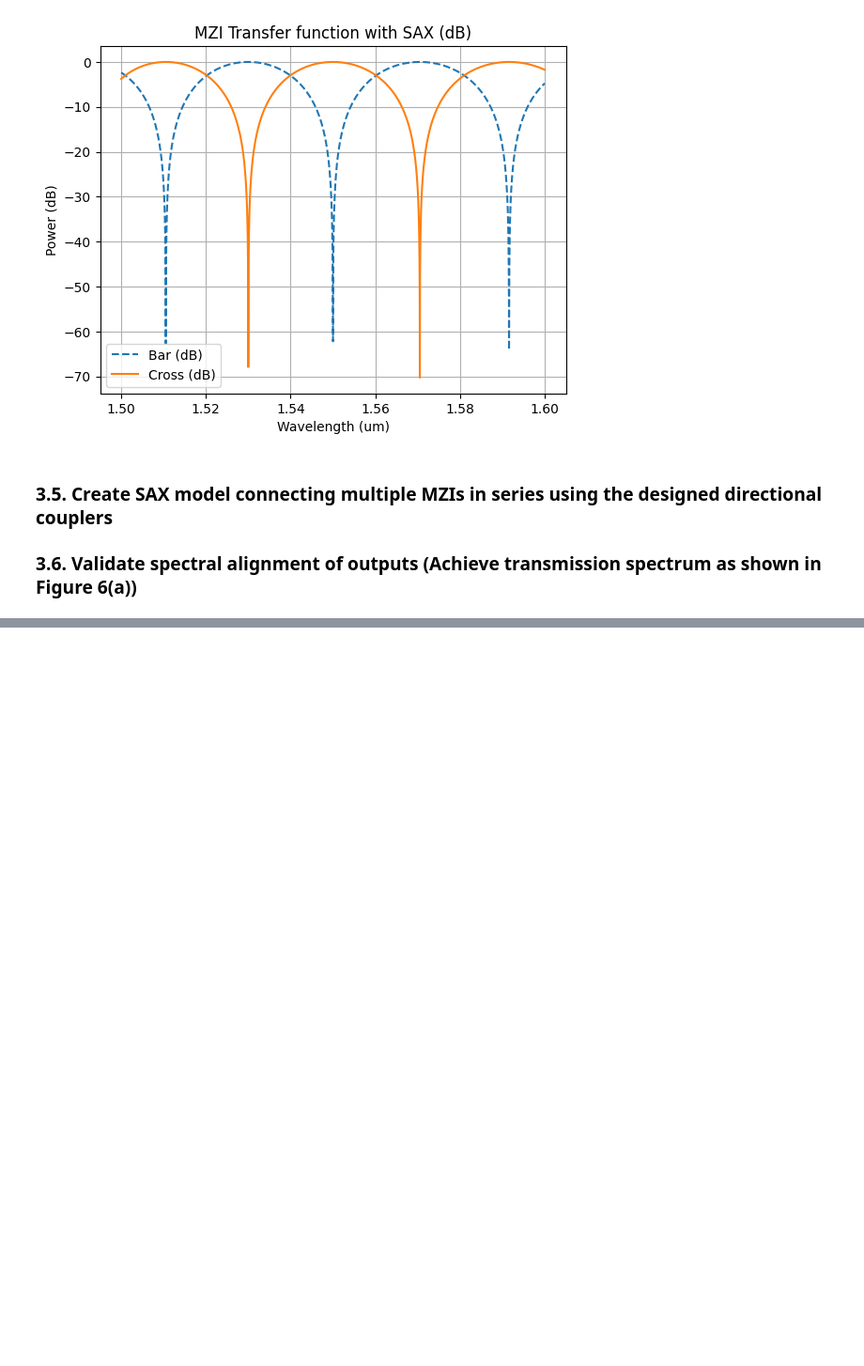
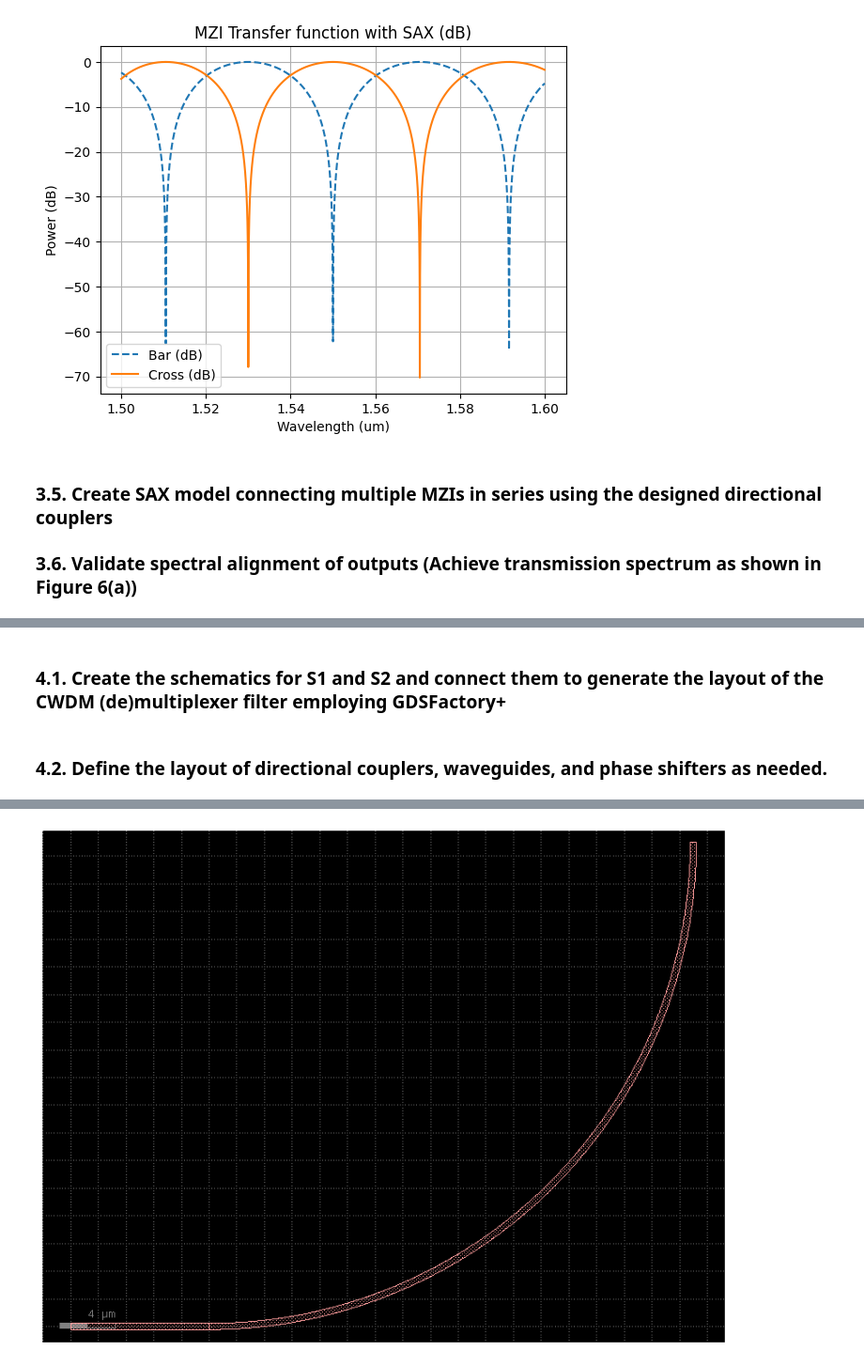
Before and after one commit to snacmuo/pic-upv-lab5-finalproject, a Jupyter notebook: FInal_Project_Sergi_Nàcher_Muñoz.ipynb, the cells around one changed output, grey strips where cells are left out. Shown at 94% size. Cells and saved outputs as stored; diff of their text form; code cells hidden in the pictures; blank space fills up the shorter version.

```diff
--- a/FInal_Project_Sergi_Nàcher_Muñoz.ipynb
+++ b/FInal_Project_Sergi_Nàcher_Muñoz.ipynb
@@ -855,0 +1253,77 @@ plt.show()
+# %% [markdown]
+### 4.1. Create the schematics for S1 and S2 and connect them to generate the layout of the CWDM (de)multiplexer filter employing GDSFactory+
+# %% [markdown]
+### 4.2. Define the layout of directional couplers, waveguides, and phase shifters as needed.
+# %%
+w = 0.45 # Waveguide width
+h = 0.22 # Waveguide height
+wvl = 1.55 # Wavelength
+gap = 0.4 # Gap entre los dos waveguides del acoplador
+
+@gf.cell
+def straight(length:float = 10, width:float = 0.45, layer:str=(1, 0)):
+    c = gf.Component()
+    c.add_polygon([(0, 0), (length, 0), (length, width), (0, width)], layer=layer)
+    c.add_port(name="o1", center=(0, width / 2), width=width, orientation=180, layer=layer)
+    c.add_port(name="o2", center=(length, width / 2), width=width, orientation=0, layer=layer)
+    c.info["length"] = length
+    c.info["width"] = width
+    return c
+
+def coupler(l = 10, w = 0.45, gap = 0.4, r = 35, m = False, layer_wg=(1, 0)):
+
+    c = gf.Component()
+
+    # Comoponentes
+    wg_top = c << straight(length=l, width=w, layer=layer_wg)
+    wg_bot = c << straight(length=l, width=w, layer=layer_wg)
+
+    wg_top.dmove((0, gap/2 + w/2))
+    wg_bot.dmove((0, -(gap/2 + w/2)))
+
+    bend_in_top = c << gf.components.bend_circular(radius=r, width=w, angle=90, layer=layer_wg)
+    bend_in_bot = c << gf.components.bend_circular(radius=r, width=w, angle=90, layer=layer_wg)
+    bend_out_top = c << gf.components.bend_circular(radius=r, width=w, angle=90, layer=layer_wg)
+    bend_out_bot = c << gf.components.bend_circular(radius=r, width=w, angle=90, layer=layer_wg)
+
+    # Conexiones
+    # bend_in_top.connect("o2", wg_top.ports["o1"])
+    # bend_out_top.connect("o1", wg_top.ports["o2"])
+    # bend_in_bot.connect("o2", wg_bot.ports["o1"])
+    # bend_out_bot.connect("o1", wg_bot.ports["o2"])
+
+    wg_top.connect("o1", bend_in_top.ports["o2"])
+    wg_bot.connect("o1", bend_in_bot.ports["o2"])
+    wg_top.connect("o2", bend_out_top.ports["o1"])
+    wg_bot.connect("o2", bend_out_bot.ports["o1"])
+
+
+
+    # bend1.connect("o1", mzi.ports["e3"], mirror=True)
+    # bend2.connect("o1", mzi.ports["e4"])
+    # bend3.connect("o1", mzi.ports["e2"], mirror=True)
+    # wg1.connect("o1", bend1.ports["o2"])
+    # wg2.connect("o1", bend3.ports["o2"])
+
+    # # Puertos
+    # # Ópticos
+    # c.add_port("o1", port=mzi.ports["o1"],port_type="optical")
+    # c.add_port("o2", port=mzi.ports["o2"],port_type="optical")
+    # c.add_port("o3", port=mzi.ports["o3"], orientation=180,port_type="optical")
+    # c.add_port("o4", port=mzi.ports["o4"], orientation=180,port_type="optical")
+
+    # # Eléctricos
+    # c.add_port("e1", port=mzi.ports["e1"], port_type="electrical")
+    # c.add_port("e3", port=wg1.ports["o1"], port_type="electrical")
+    # c.add_port("e2", port=wg2.ports["o2"], port_type="electrical")
+    # c.add_port("e4", port=wg1.ports["o2"], port_type="electrical")
+
+    return c
+
+c = gf.Component()
+Coupler = c << coupler()
+c.add_ports(Coupler.ports)
+c.draw_ports()
+c.plot()
+c.show()
+# %% [output]
@@ -855,0 +1331 @@ plt.show()
+[figure, added]
```
Also changed, not shown: parts of 13 cells of this notebook.
